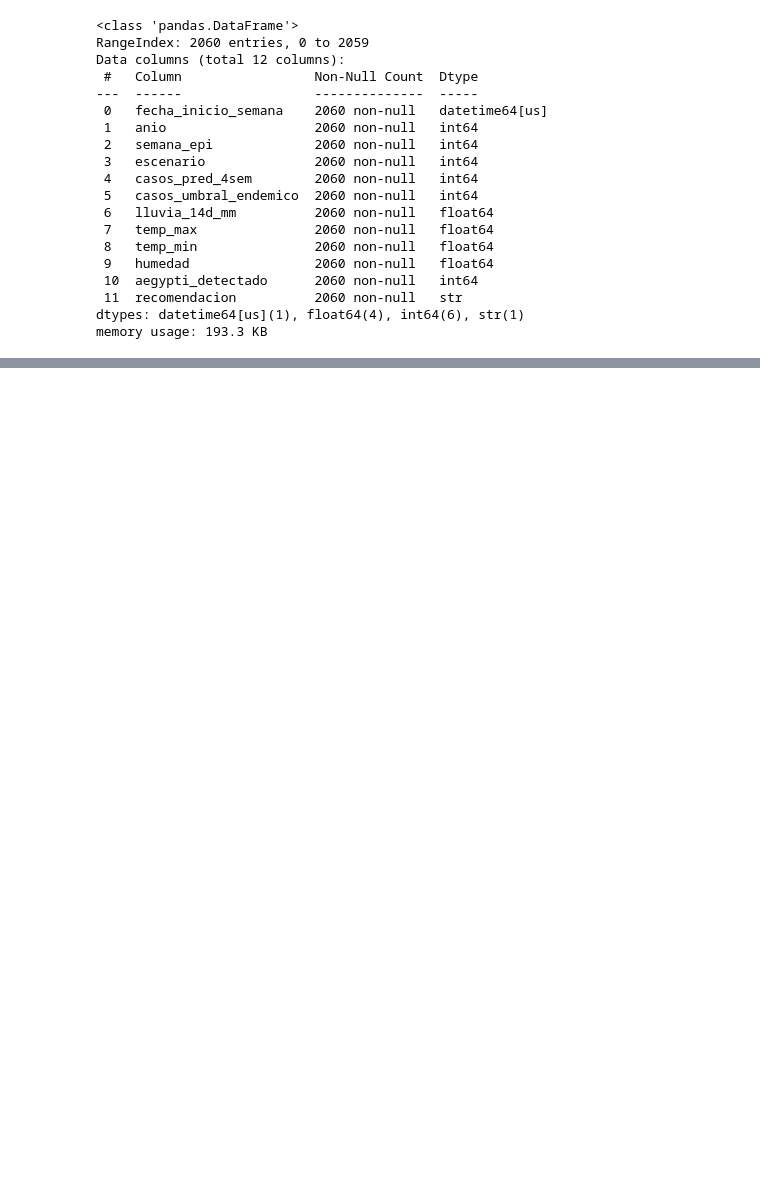
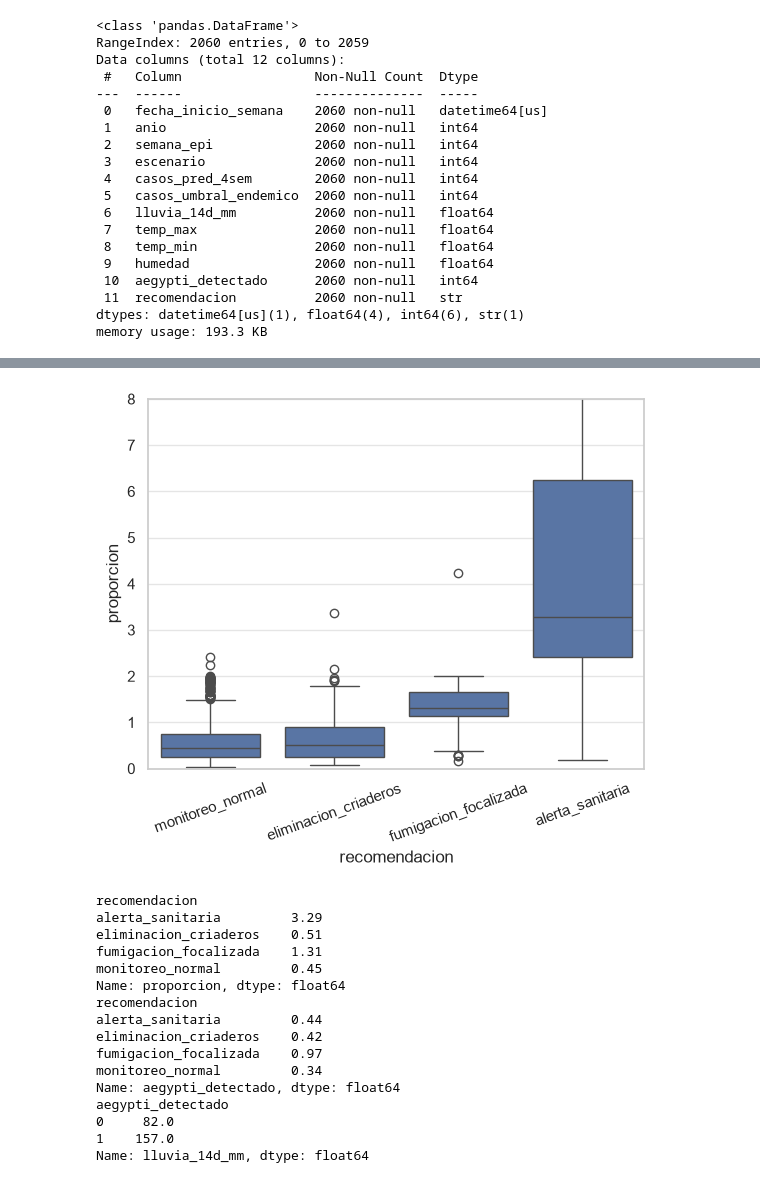
Before and after one commit to jeriel169017-a11y/AI_Redes-neuronales, a Jupyter notebook: notebooks/01_EDA.ipynb, the cells around one changed output, grey strips where cells are left out. Saved outputs shown, nothing was run; the diff lists cells and outputs as text; code cells hidden in the pictures; blank space fills up the shorter version.

```diff
--- a/notebooks/01_EDA.ipynb
+++ b/notebooks/01_EDA.ipynb
@@ -403,0 +491,29 @@ memory usage: 193.3 KB
+# %%
+acc["proporcion"] = acc["casos_pred_4sem"] / acc["casos_umbral_endemico"]   # veces que supera el umbral
+
+sns.boxplot(data=acc, x="recomendacion", y="proporcion")   # una caja por recomendación
+plt.ylim(0, 8)                                             # recorta el gráfico para verlo mejor
+plt.xticks(rotation=20)
+plt.show()
+
+print(acc.groupby("recomendacion")["proporcion"].median().round(2))           # valor típico de cada una
+print(acc.groupby("recomendacion")["aegypti_detectado"].mean().round(2))      # cuántas veces hubo aegypti
+print(acc.groupby("aegypti_detectado")["lluvia_14d_mm"].mean().round(0))      # lluvia con y sin aegypti
+# %% [output]
+[figure, added]
+recomendacion
+alerta_sanitaria         3.29
+eliminacion_criaderos    0.51
+fumigacion_focalizada    1.31
+monitoreo_normal         0.45
+Name: proporcion, dtype: float64
+recomendacion
+alerta_sanitaria         0.44
+eliminacion_criaderos    0.42
+fumigacion_focalizada    0.97
+monitoreo_normal         0.34
+Name: aegypti_detectado, dtype: float64
+aegypti_detectado
+0     82.0
+1    157.0
+Name: lluvia_14d_mm, dtype: float64
```
Also changed, not shown: parts of 70 cells of this notebook, 1 other file.
